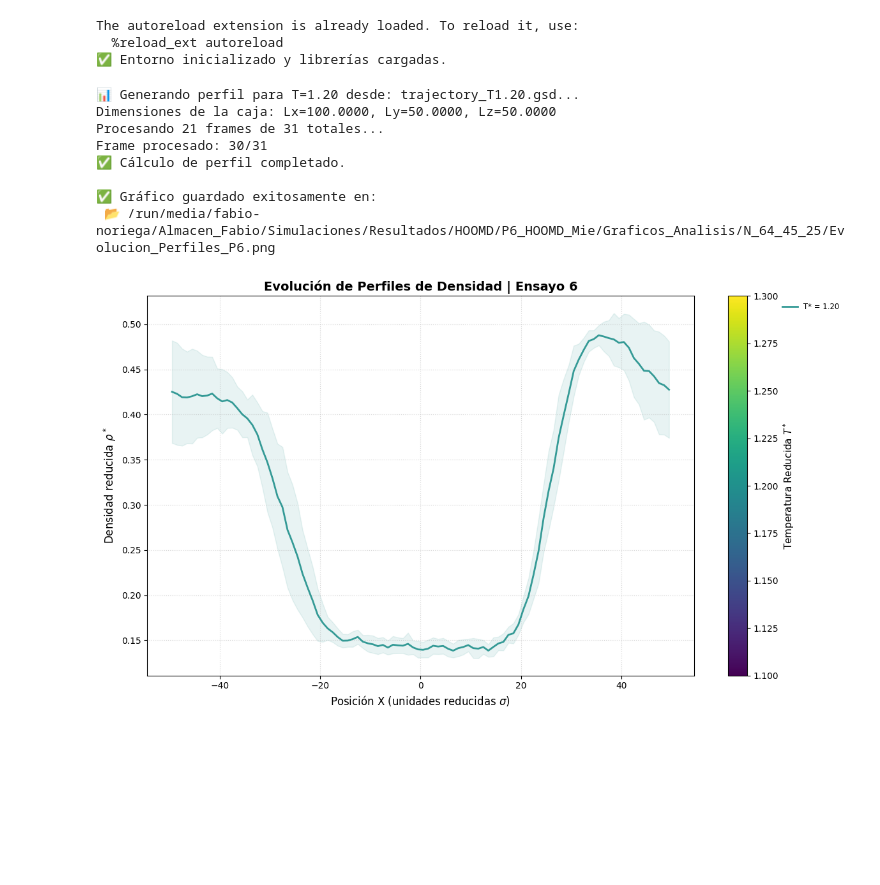
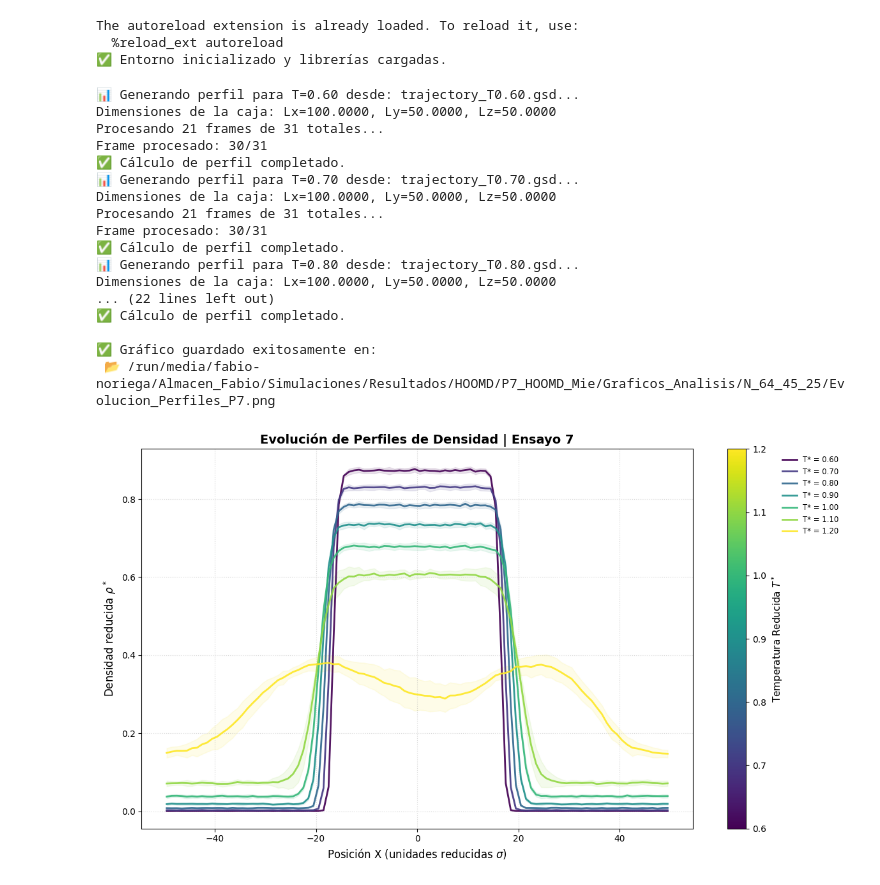
Before and after one commit to FabioNH86/Molecular-Dinamics, a Jupyter notebook: Perfil_densidad.ipynb, the cells around one changed output. Saved outputs shown, nothing was run; the diff lists cells and outputs as text; code cells hidden in the pictures; blank space fills up the shorter version.

```diff
--- a/Perfil_densidad.ipynb
+++ b/Perfil_densidad.ipynb
@@ -33,11 +33,11 @@ Mayo 2026
 """
 
 # -- CONFIGURACIÓN --
-num_prueba = 6
+num_prueba = 7
 num_bines = 100
 start_frame = 10  # Frame inicial para el promedio (ajustar según tu simulación)
 
-temperaturas_originales = [1.20]
+temperaturas_originales = [0.60, 0.70, 0.80, 0.90, 1.00, 1.10, 1.20]
 # Filtramos si alguna temperatura dio error o no se desea graficar
 temperaturas = [T for T in temperaturas_originales if T != 0.95]
 
@@ -95,36 +95,45 @@ for T in temperaturas:
 
 # --- ESTÉTICA DEL GRÁFICO ---
 ax.set_title(f'Evolución de Perfiles de Densidad | Ensayo {num_prueba}', fontsize=14, fontweight='bold')
 ax.set_xlabel('Posición X (unidades reducidas $\sigma$)', fontsize=12)
 ax.set_ylabel('Densidad reducida $\\rho^*$', fontsize=12)
 
 # Barra de colores lateral (Colorbar)
 sm = plt.cm.ScalarMappable(cmap=cmap, norm=norm)
 sm.set_array([])
 cbar = fig.colorbar(sm, ax=ax)
 cbar.set_label('Temperatura Reducida $T^*$', fontsize=11)
 
 ax.grid(True, linestyle=':', alpha=0.5)
 ax.legend(bbox_to_anchor=(1.15, 1), loc='upper left', fontsize='small', frameon=False)
 
 plt.tight_layout()
 
 # Guardar y desplegar en el notebook
 ruta_salida = os.path.join(ruta_graficos, f"Evolucion_Perfiles_P{num_prueba}.png")
 plt.savefig(ruta_salida, dpi=300, bbox_inches='tight')
 print(f"\n✅ Gráfico guardado exitosamente en:\n 📂 {ruta_salida}")
 
 plt.show()
 # %% [output]
-📊 Generando perfil para T=1.20 desde: trajectory_T1.20.gsd...
+📊 Generando perfil para T=0.60 desde: trajectory_T0.60.gsd...
 Dimensiones de la caja: Lx=100.0000, Ly=50.0000, Lz=50.0000
 Procesando 21 frames de 31 totales...
 Frame procesado: 30/31
 ✅ Cálculo de perfil completado.
+📊 Generando perfil para T=0.70 desde: trajectory_T0.70.gsd...
+Dimensiones de la caja: Lx=100.0000, Ly=50.0000, Lz=50.0000
+Procesando 21 frames de 31 totales...
+Frame procesado: 30/31
+✅ Cálculo de perfil completado.
+📊 Generando perfil para T=0.80 desde: trajectory_T0.80.gsd...
+Dimensiones de la caja: Lx=100.0000, Ly=50.0000, Lz=50.0000
+... (22 lines left out)
+✅ Cálculo de perfil completado.
 
 ✅ Gráfico guardado exitosamente en:
- 📂 /run/media/fabio-noriega/Almacen_Fabio/Simulaciones/Resultados/HOOMD/P6_HOOMD_Mie/Graficos_Analisis/N_64_45_25/Evolucion_Perfiles_P6.png
+ 📂 /run/media/fabio-noriega/Almacen_Fabio/Simulaciones/Resultados/HOOMD/P7_HOOMD_Mie/Graficos_Analisis/N_64_45_25/Evolucion_Perfiles_P7.png
-[figure, old version]
+[figure, new version]
 # %%
 print(f'La densidad máxima es: {rho_prom.max():.2f} (Debería ser: 0.4367). Con una desviación estándar de: {rho_std.mean():.4f}')
 print(f'La densidad mínima es: {rho_prom.min():.2f} (Debería ser: 0.2047). Con una desviación estándar de: {rho_std.mean():.4f}')
```
Also changed, not shown: parts of 1 cell of this notebook, 4 other files.
